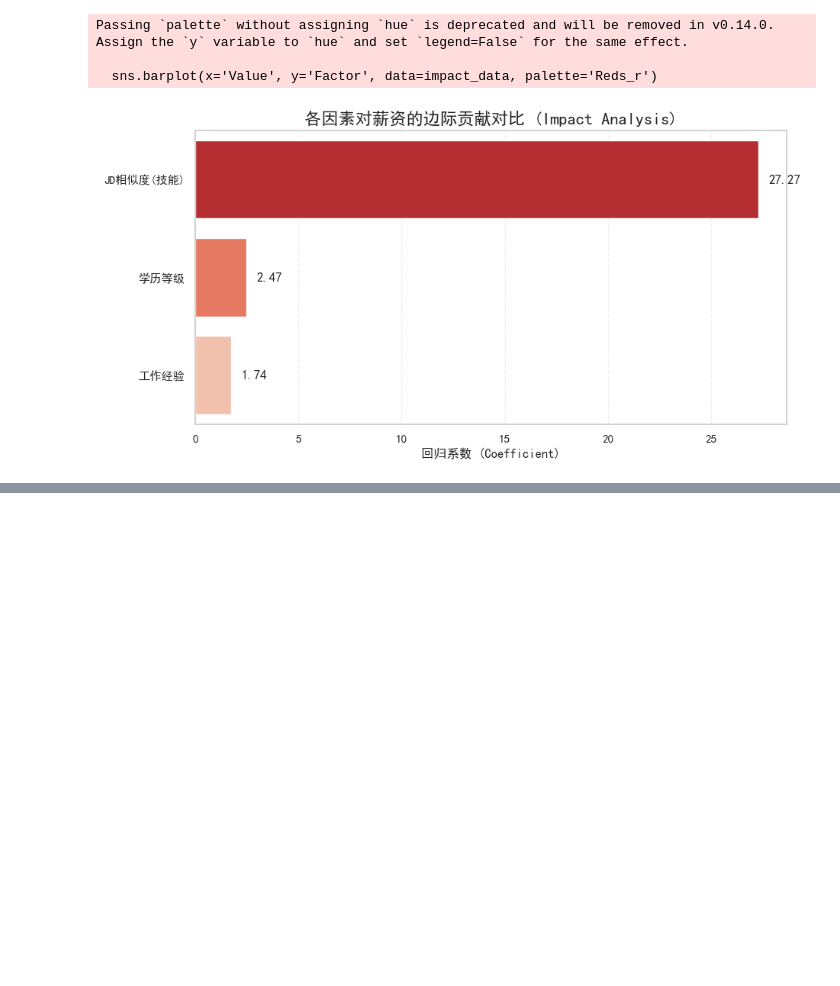
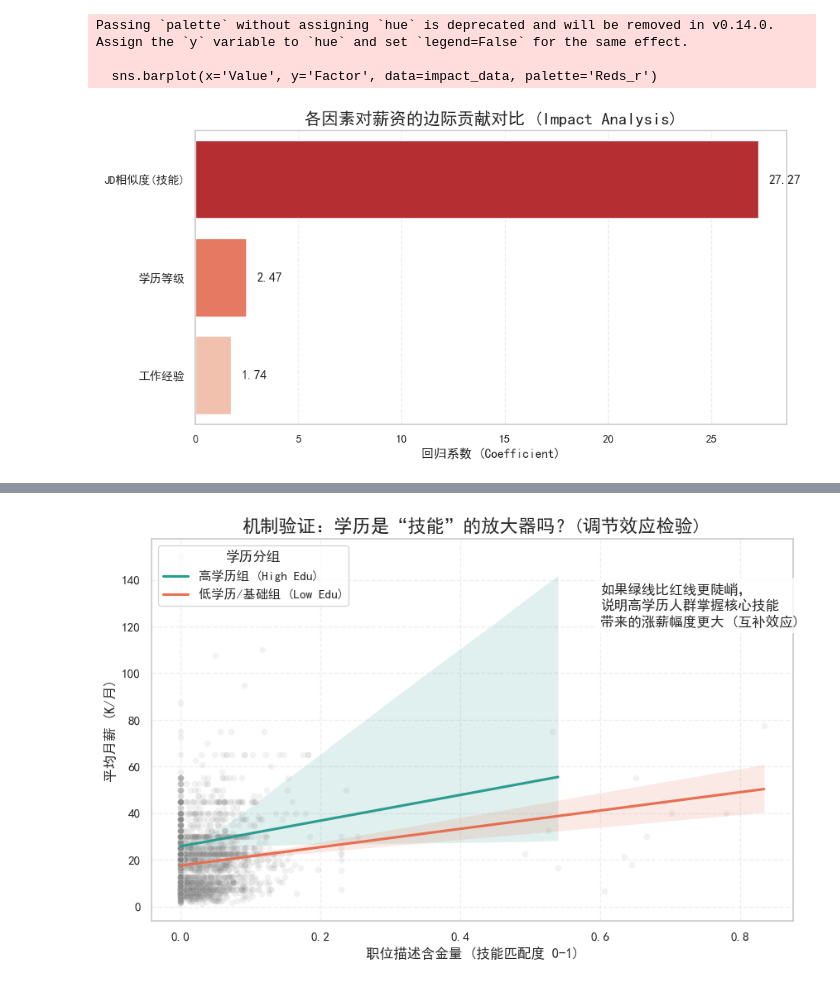
Before and after one commit to wunsir/big-data-project, a Jupyter notebook: 大数据大作业.ipynb, the cells around one changed output, grey strips where cells are left out. Cells and saved outputs as stored; diff of their text form; code cells hidden in the pictures; blank space fills up the shorter version.

```diff
--- a/大数据大作业.ipynb
+++ b/大数据大作业.ipynb
@@ -748,3 +748,80 @@ Passing `palette` without assigning `hue` is deprecated and will be removed in v
 
   sns.barplot(x='Value', y='Factor', data=impact_data, palette='Reds_r')
 [figure]
+# %%
+import statsmodels.api as sm
+import matplotlib.pyplot as plt
+import seaborn as sns
+import pandas as pd
+
+# 设置中文字体（保持和你之前的一致）
+plt.rcParams['font.sans-serif'] = ['SimHei']
+plt.rcParams['axes.unicode_minus'] = False
+
+# ==========================================
+# 第一步：构建交互项 (Interaction Term)
+# ==========================================
+# 经济学逻辑：考察“学历”是否会放大“技能描述”对薪资的提升作用
+# 构造变量：学历 * 相似度得分
+df['edu_x_skill'] = df['edu_level'] * df['similarity_score']
+
+# ==========================================
+# 第二步：运行调节效应回归模型
+# ==========================================
+# 自变量：学历、经验、技能相似度 + 【交互项】
+# 这里的逻辑是：Control variables + Main Effect + Interaction Effect
+X_mech = df[['edu_level', 'exp_level', 'similarity_score', 'edu_x_skill']]
+y_mech = df['avg_salary']
+
+# 添加截距项 (Constant)
+X_mech = sm.add_constant(X_mech)
+
+# 拟合 OLS 模型
+model_mech = sm.OLS(y_mech, X_mech).fit()
+
+# 打印回归结果（重点看 edu_x_skill 的 P值 和 系数）
+print(model_mech.summary())
+
+# ==========================================
+# 第三步：可视化调节效应 (边际效应图)
+# ==========================================
+plt.figure(figsize=(10, 6))
+
+# 为了画图对比，我们需要把学历分成两组
+# 逻辑：以中位数为界，高于中位数的叫“高学历组”，反之“低学历组”
+# 注意：你的数据里硕士是4，本科是3，大专是2。中位数通常在3左右。
+median_edu = df['edu_level'].median()
+
+# 分组绘图
+# 1. 高学历组 (High Education)
+sns.regplot(x='similarity_score', y='avg_salary',
+            data=df[df['edu_level'] > median_edu],
+            scatter=False, # 不画散点，太乱
+            label='高学历组 (High Edu)',
+            color='#2a9d8f', ci=95) # 绿色线
+
+# 2. 低学历组 (Low Education)
+sns.regplot(x='similarity_score', y='avg_salary',
+            data=df[df['edu_level'] <= median_edu],
+            scatter=False,
+            label='低学历/基础组 (Low Edu)',
+            color='#e76f51', ci=95) # 红色线
+
+# 3. 添加散点作为背景 (降低透明度，展示真实分布)
+sns.scatterplot(x='similarity_score', y='avg_salary', data=df,
+                alpha=0.1, color='gray', s=30)
+
+# 装饰图表
+plt.title('机制验证：学历是“技能”的放大器吗？(调节效应检验)', fontsize=16)
+plt.xlabel('职位描述含金量 (技能匹配度 0-1)', fontsize=12)
+plt.ylabel('平均月薪 (K/月)', fontsize=12)
+plt.legend(title='学历分组', loc='upper left')
+plt.grid(True, linestyle='--', alpha=0.3)
+
+# 添加解释性文字
+plt.text(0.6, df['avg_salary'].max()*0.8,
+         '如果绿线比红线更陡峭，\n说明高学历人群掌握核心技能\n带来的涨薪幅度更大 (互补效应)',
+         fontsize=12, bbox=dict(facecolor='white', alpha=0.8))
+
+plt.show()
+# %% [output]
@@ -750,0 +845 @@ Passing `palette` without assigning `hue` is deprecated and will be removed in v
+[figure, added]
```
Also changed, not shown: parts of 1 cell of this notebook.
